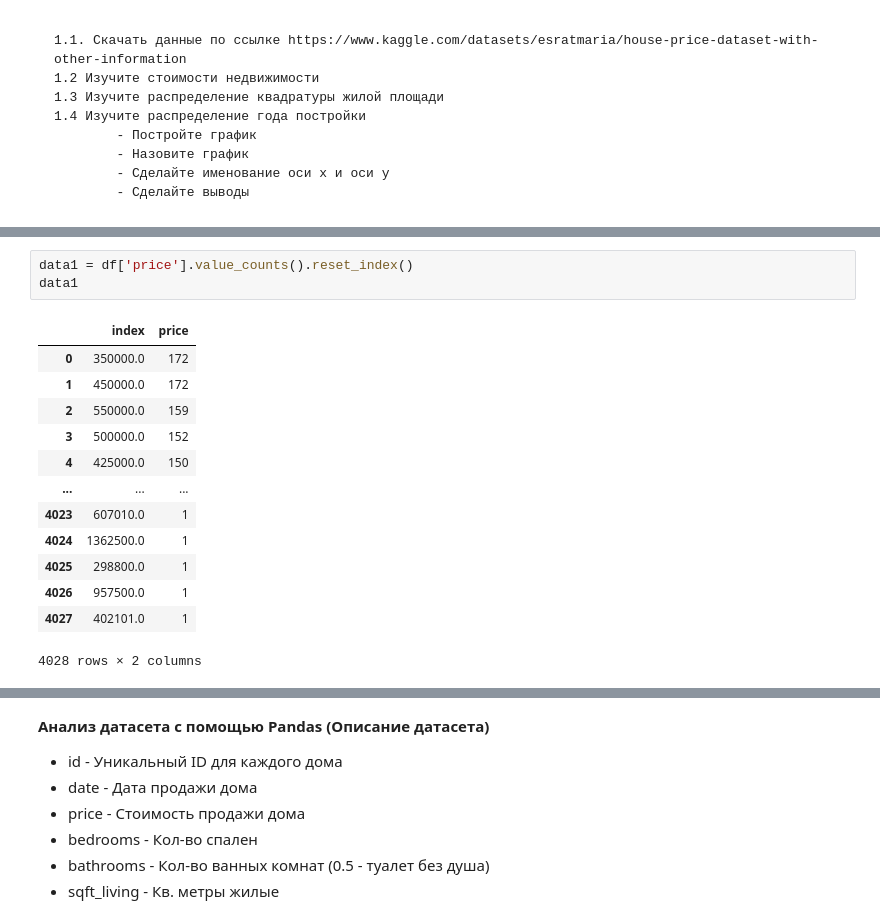
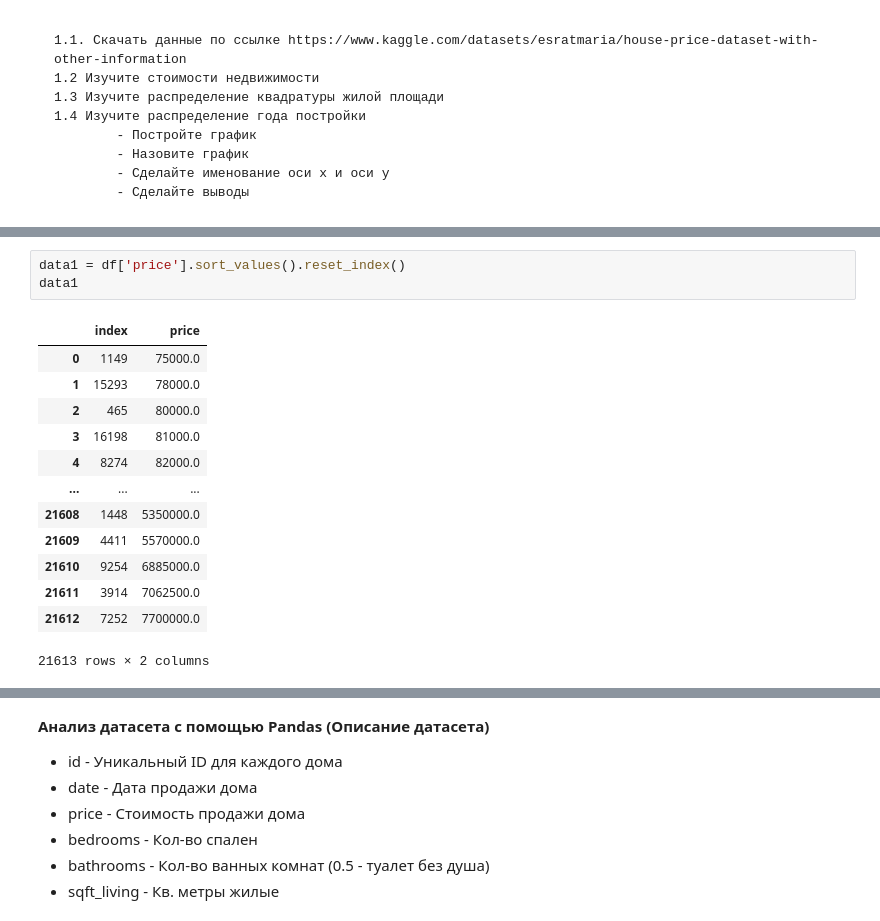
Before and after one commit to PhYziCiAN/python_for_analytics, a Jupyter notebook: PhY_for_An_Sem4_DZ.ipynb, the cells around one changed output, grey strips where cells are left out. Cells and saved outputs as stored; diff of their text form.

```diff
--- a/PhY_for_An_Sem4_DZ.ipynb
+++ b/PhY_for_An_Sem4_DZ.ipynb
@@ -53,19 +55,19 @@ min      5.200000e+02
 max      1.651359e+06
 Name: sqft_lot, dtype: float64
 # %%
-data1 = df['price'].value_counts().reset_index()
+data1 = df['price'].sort_values().reset_index()
 data1
 # %% [output]
 |  | index | price |
-| 0 | 350000.0 | 172 |
-| 1 | 450000.0 | 172 |
-| 2 | 550000.0 | 159 |
-| 3 | 500000.0 | 152 |
-| 4 | 425000.0 | 150 |
+| 0 | 1149 | 75000.0 |
+| 1 | 15293 | 78000.0 |
+| 2 | 465 | 80000.0 |
+| 3 | 16198 | 81000.0 |
+| 4 | 8274 | 82000.0 |
 | ... | ... | ... |
-| 4023 | 607010.0 | 1 |
-| 4024 | 1362500.0 | 1 |
-| 4025 | 298800.0 | 1 |
-| 4026 | 957500.0 | 1 |
-| 4027 | 402101.0 | 1 |
+| 21608 | 1448 | 5350000.0 |
+| 21609 | 4411 | 5570000.0 |
+| 21610 | 9254 | 6885000.0 |
+| 21611 | 3914 | 7062500.0 |
+| 21612 | 7252 | 7700000.0 |
-4028 rows × 2 columns
+21613 rows × 2 columns
```
Also changed, not shown: parts of 13 cells of this notebook, 21 other files.
